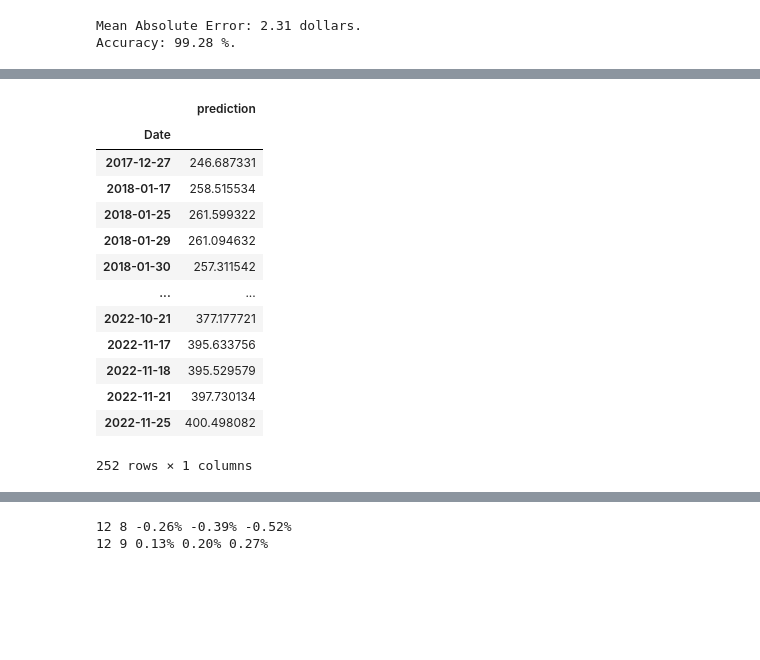
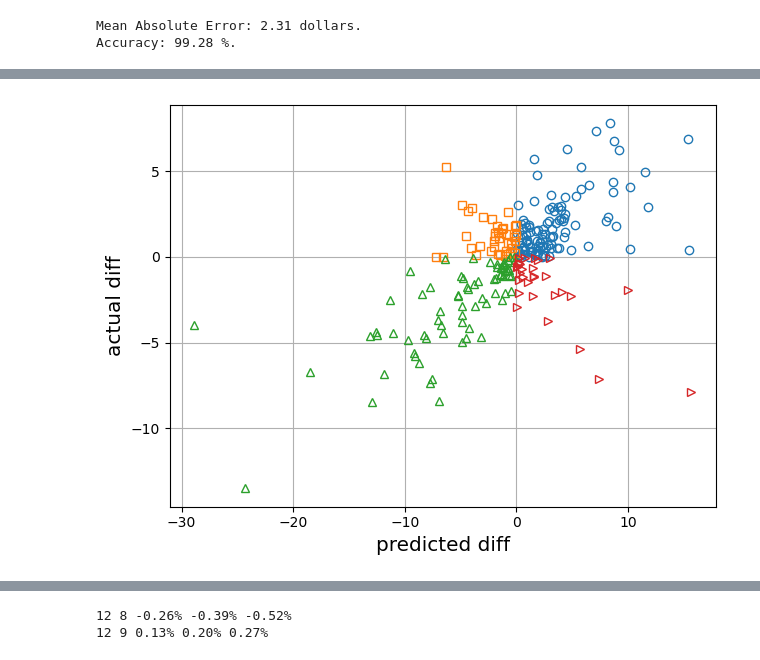
Before and after one commit to mpking/random_forest_explained, a Jupyter notebook: market_momentum.ipynb, the cells around one changed output, grey strips where cells are left out. Saved outputs shown, nothing was run; the diff lists cells and outputs as text; code cells hidden in the pictures; blank space fills up the shorter version.

Commit message:
looked at notional win rate statistics for only directional moves

```diff
--- a/market_momentum.ipynb
+++ b/market_momentum.ipynb
@@ -300,17 +231,57 @@ Name: diff, Length: 252, dtype: float64
-# %%
-predictions_data
-# %% [output]
-|  | prediction |
-| Date |  |
-| 2017-12-27 | 246.687331 |
-| 2018-01-17 | 258.515534 |
-| 2018-01-25 | 261.599322 |
-| 2018-01-29 | 261.094632 |
-| 2018-01-30 | 257.311542 |
-| ... | ... |
-| 2022-10-21 | 377.177721 |
-| 2022-11-17 | 395.633756 |
-| 2022-11-18 | 395.529579 |
-| 2022-11-21 | 397.730134 |
-| 2022-11-25 | 400.498082 |
-252 rows × 1 columns
+# %%
+# here we bin by directional accuracy (pred up and we go up, down we go down)
+# also highlight counter behavior (pred up we go down, pred down we go up)
+x_temp = predictions_data['prediction']-actual_slice[('SPY', 'Close')]
+upper_right = pd.DataFrame({'x1':x_temp>=0, 'x2':actual_slice['diff']>=0}).all(axis='columns')
+upper_left = pd.DataFrame({'x1':x_temp<0, 'x2':actual_slice['diff']>=0}).all(axis='columns')
+lower_left = pd.DataFrame({'x1':x_temp<0, 'x2':actual_slice['diff']<0}).all(axis='columns')
+lower_right = pd.DataFrame({'x1':x_temp>=0, 'x2':actual_slice['diff']<0}).all(axis='columns')
+
+plt.plot(
+    x_temp.loc[upper_right],
+    actual_slice['diff'].loc[upper_right],
+    marker='o',
+    linestyle='',
+    mew=1,
+    mfc='None',
+)
+
+plt.plot(
+    x_temp.loc[upper_left],
+    actual_slice['diff'].loc[upper_left],
+    marker='s',
+    linestyle='',
+    mew=1,
+    mfc='None'
+)
+
+plt.plot(
+    x_temp.loc[lower_left],
+    actual_slice['diff'].loc[lower_left],
+    marker='^',
+    linestyle='',
+    mew=1,
+    mfc='None'
+)
+
+plt.plot(
+    x_temp.loc[lower_right],
+    actual_slice['diff'].loc[lower_right],
+    marker='>',
+    linestyle='',
+    mew=1,
+    mfc='None'
+)
+
+plt.ylabel('actual diff', fontsize='x-large')
+plt.xlabel('predicted diff', fontsize='x-large')
+
+# plt.legend()
+
+plt.grid(True)
+
+plt.tight_layout()
+
+plt.show()
+# %% [output]
+[figure, added]
```
Also changed, not shown: parts of 6 cells of this notebook.
